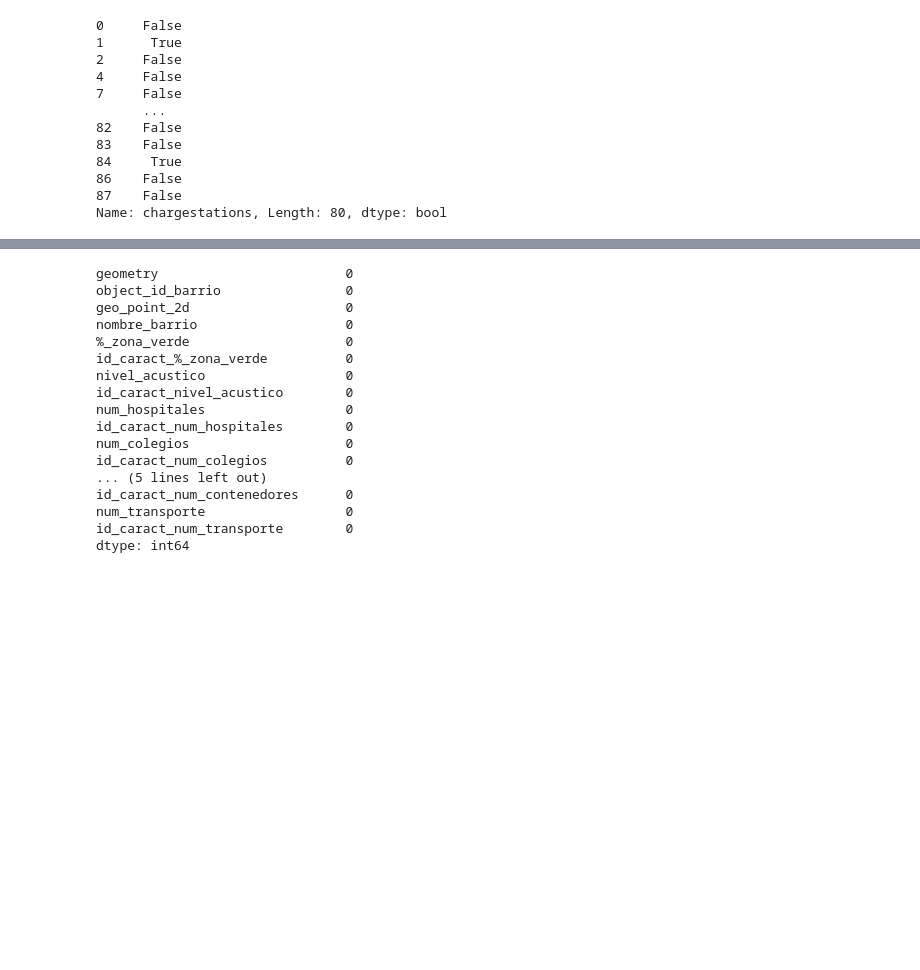
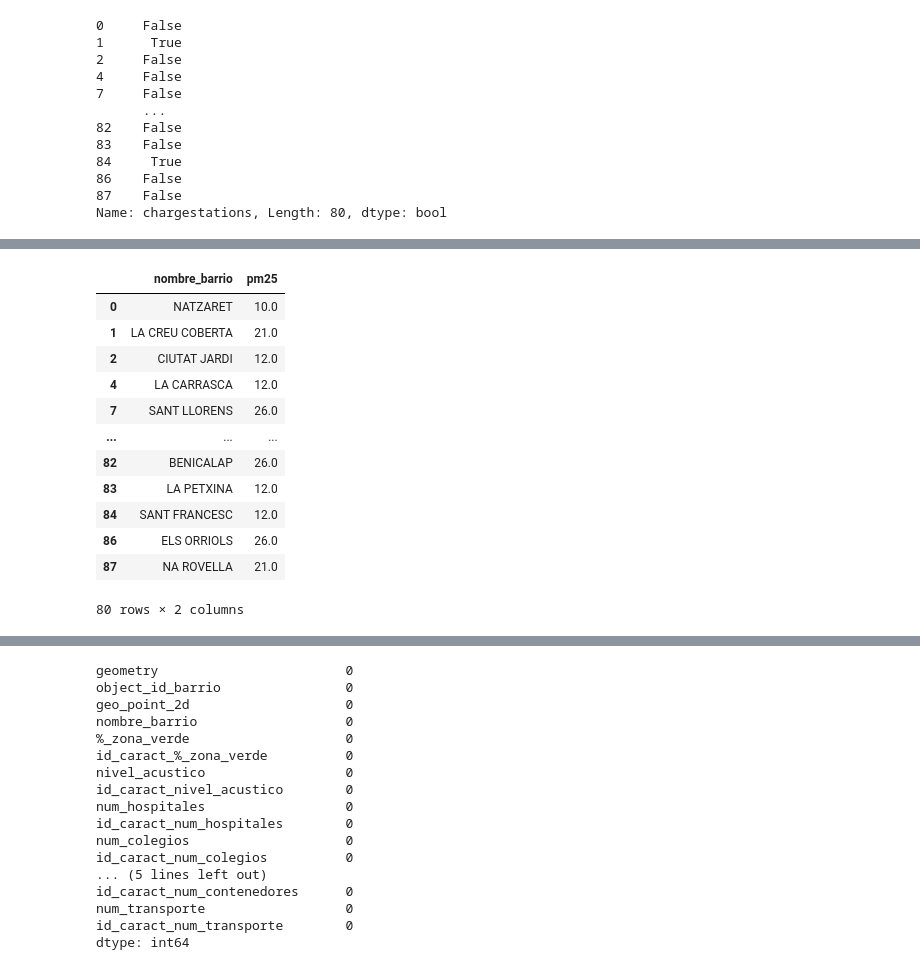
Before and after one commit to mimove/DATAPROJECT1, a Jupyter notebook: jupyter/data_cleaning.ipynb, the cells around one changed output, grey strips where cells are left out. Cells and saved outputs as stored; diff of their text form; code cells hidden in the pictures; blank space fills up the shorter version.

Commit message:
data_cleaning finished
Falta explicación md de las celdas del Jupyter

```diff
--- a/jupyter/data_cleaning.ipynb
+++ b/jupyter/data_cleaning.ipynb
@@ -219,10 +213,0 @@ barrios_df.loc[barrios_df['pm25'].isna()].head()
-# %%
-# Para rellenar los valores null de pm25 podemos calcular el indice de pm25 medio del resto de barrios y asignarselo a los barrios que no tienen este valor definido:
-
-########################################
-###########    AQUIIIII      ###########
-
-
-barrios_df['pm25'] = barrios_df['pm25'].fillna(barrios_df['pm25'].mean())
-
-barrios_df
@@ -242,0 +260,28 @@ barrios_df
+# %%
+# Rellenamos el indice de pm25 de los barrios del norte con el pm25 de los barrios elegidos en la celda anterior
+for i in barrios_df['nombre_barrio']:
+    if i in NORTE:
+        barrios_df.loc[barrios_df['nombre_barrio'] == i] = barrios_df.fillna(pm25_norte)
+    elif i in CENTRO:
+        barrios_df.loc[barrios_df['nombre_barrio'] == i] = barrios_df.fillna(pm25_centro)
+    elif i in SUR:
+        barrios_df.loc[barrios_df['nombre_barrio'] == i] = barrios_df.fillna(pm25_sur)
+    elif i in ESTE:
+        barrios_df.loc[barrios_df['nombre_barrio'] == i] = barrios_df.fillna(pm25_este)
+
+
+barrios_df[['nombre_barrio', 'pm25']]
+# %% [output]
+|  | nombre_barrio | pm25 |
+| 0 | NATZARET | 10.0 |
+| 1 | LA CREU COBERTA | 21.0 |
+| 2 | CIUTAT JARDI | 12.0 |
+| 4 | LA CARRASCA | 12.0 |
+| 7 | SANT LLORENS | 26.0 |
+| ... | ... | ... |
+| 82 | BENICALAP | 26.0 |
+| 83 | LA PETXINA | 12.0 |
+| 84 | SANT FRANCESC | 12.0 |
+| 86 | ELS ORRIOLS | 26.0 |
+| 87 | NA ROVELLA | 21.0 |
+80 rows × 2 columns
```
Also changed, not shown: parts of 5 cells of this notebook.
